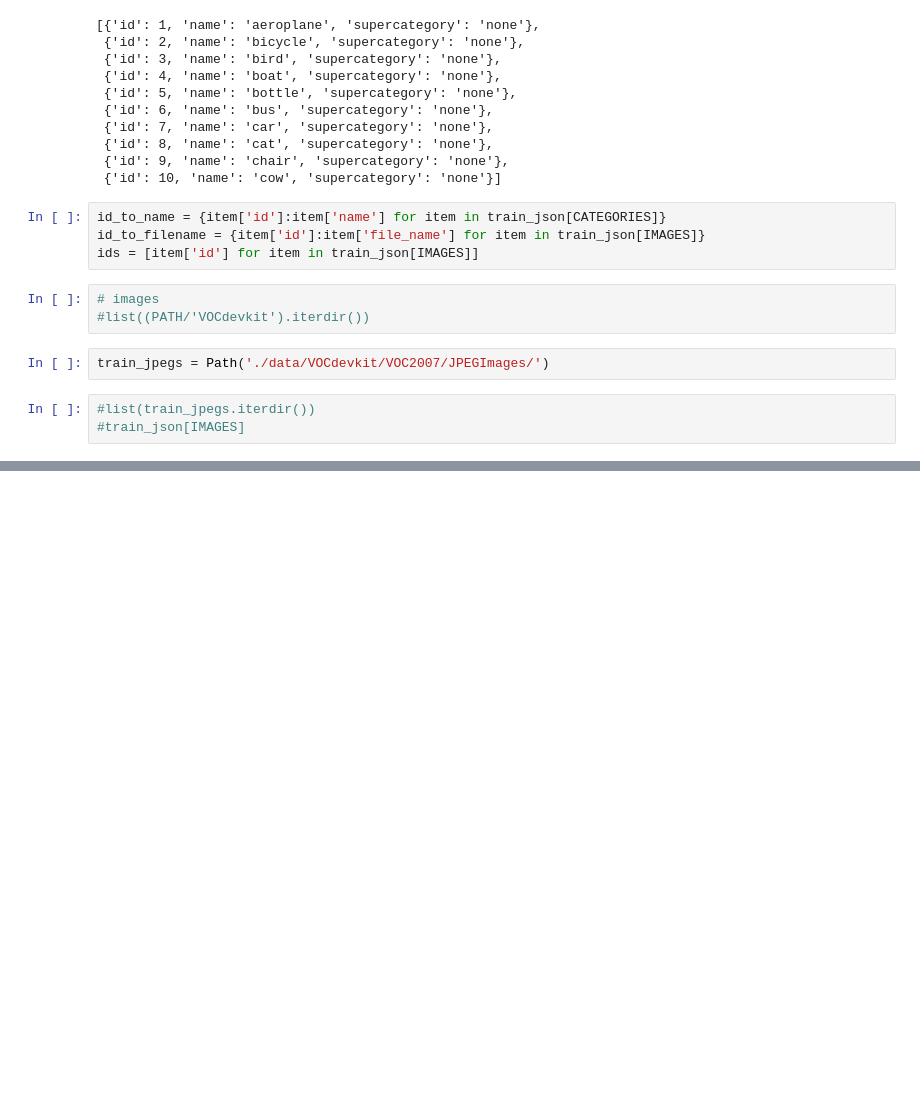
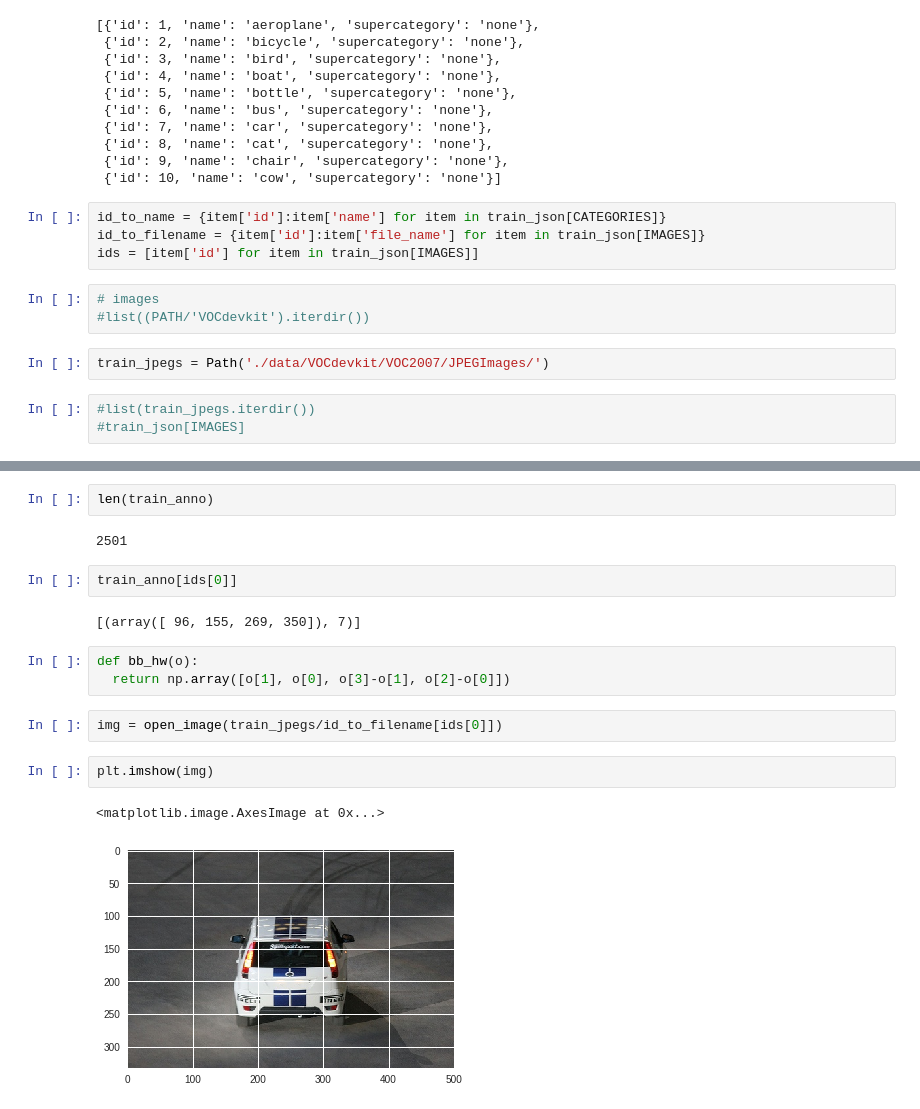
Before and after one commit to qmaruf/fastai, a Jupyter notebook: fastai_dl2_pascal_mrf.ipynb, the cells around one changed output, grey strips where cells are left out. Drawn from its saved outputs; the diff is of its cells as text; blank space fills up the shorter version.

```diff
--- a/fastai_dl2_pascal_mrf.ipynb
+++ b/fastai_dl2_pascal_mrf.ipynb
@@ -128,0 +149,18 @@ def hw_bb(bb):
+# %%
+len(train_anno)
+# %% [output]
+2501
+# %%
+train_anno[ids[0]]
+# %% [output]
+[(array([ 96, 155, 269, 350]), 7)]
+# %%
+def bb_hw(o):
+  return np.array([o[1], o[0], o[3]-o[1], o[2]-o[0]])
+# %%
+img = open_image(train_jpegs/id_to_filename[ids[0]])
+# %%
+plt.imshow(img)
+# %% [output]
+<matplotlib.image.AxesImage at 0x...>
+[figure, added]
```
Also changed, not shown: parts of 21 cells of this notebook.
